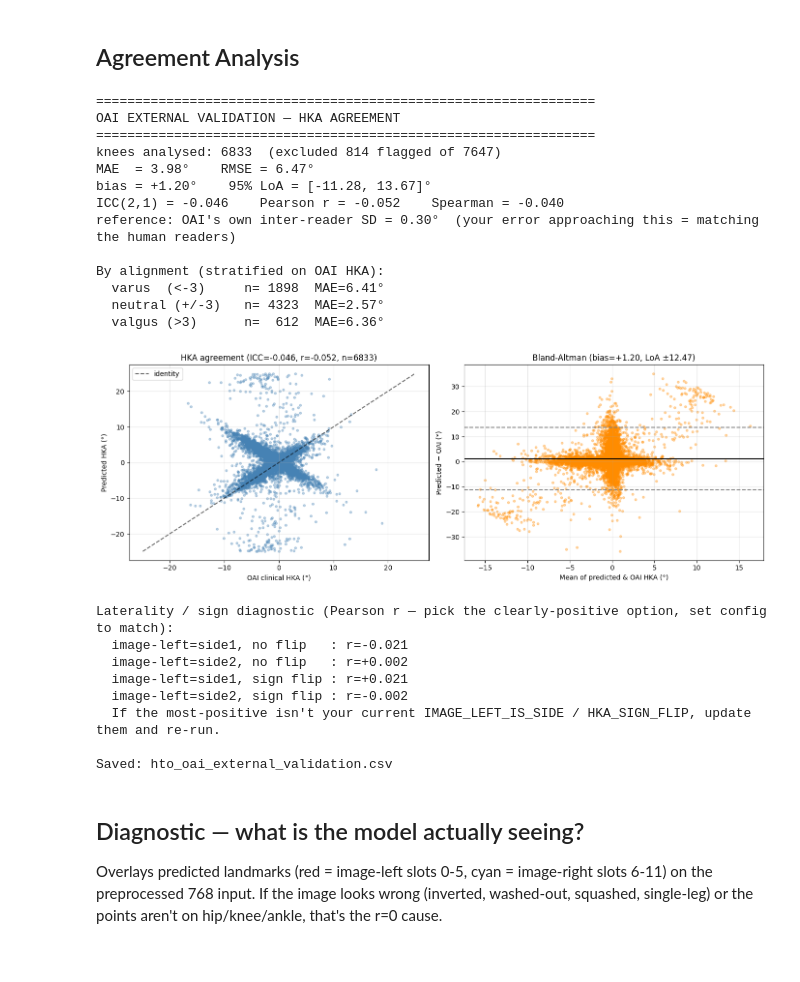
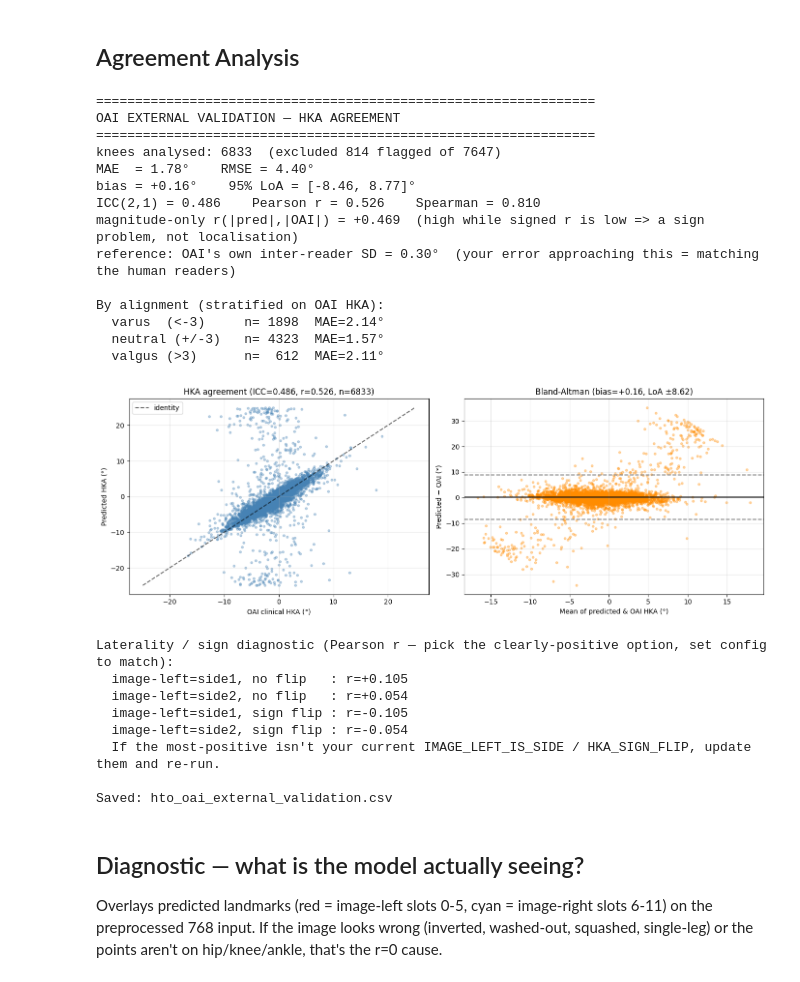
Before and after one commit to nearlyphd/animated-octo-fiesta, a Jupyter notebook: notebooks/hto_unet_oai_external_validation.ipynb, the cells around one changed output. Saved outputs shown, nothing was run; the diff lists cells and outputs as text; code cells hidden in the pictures.

Commit message:
Improve HKA calculation with consistent sign logic and update external validation analysis

```diff
--- a/notebooks/hto_unet_oai_external_validation.ipynb
+++ b/notebooks/hto_unet_oai_external_validation.ipynb
@@ -110,12 +110,17 @@ def to_model_tensor(pil):
 def hka_from_side(pts6, neutral180=None, sign_flip=None):
     if neutral180 is None: neutral180 = HKA_NEUTRAL_180
     if sign_flip is None:  sign_flip  = HKA_SIGN_FLIP
-    fh = pts6[0]; kc = 0.5 * (pts6[1] + pts6[3]); ac = 0.5 * (pts6[4] + pts6[5])
+    fh = pts6[0]; ki = pts6[1]; ko = pts6[3]
+    kc = 0.5 * (ki + ko); ac = 0.5 * (pts6[4] + pts6[5])
     vf = fh - kc; vt = ac - kc                                  # knee->hip, knee->ankle
     cross = vf[0]*vt[1] - vf[1]*vt[0]; dot = vf[0]*vt[0] + vf[1]*vt[1]
     ang = abs(math.degrees(math.atan2(cross, dot)))            # ~180 for a straight leg
     dev = 180.0 - ang
-    sign = (-1.0 if cross < 0 else 1.0) * (-1.0 if sign_flip else 1.0)
+    # laterality-consistent sign: knee_outer(lateral) - knee_inner(medial) is THIS leg's
+    # medial->lateral direction, so the same clinical deformity gets the same sign on the
+    # left and right legs (their raw cross-product signs are mirror-opposite otherwise).
+    lat  = 1.0 if (ko[0] - ki[0]) >= 0 else -1.0
+    sign = (-1.0 if cross < 0 else 1.0) * lat * (-1.0 if sign_flip else 1.0)
     return (180.0 - sign*dev) if neutral180 else (sign*dev)
 
 def predict_landmarks(pil):
@@ -128,5 +133,8 @@ def predict_landmarks(pil):
 # self-test: a straight synthetic leg must give HKA = 180
 _straight = np.array([[100,0],[90,500],[0,0],[110,500],[90,1000],[110,1000]], float)
 assert abs(hka_from_side(_straight, neutral180=True, sign_flip=False) - 180.0) < 0.1, "HKA self-test failed"
-print("HKA self-test passed (straight leg -> 180.0).")
+_vL = np.array([[400,100],[415,500],[0,0],[385,500],[450,900],[430,900]], float)  # image-left,  varus
+_vR = np.array([[400,100],[385,500],[0,0],[415,500],[350,900],[370,900]], float)  # image-right, mirror varus
+assert abs(hka_from_side(_vL) - hka_from_side(_vR)) < 1e-6, "left/right sign inconsistent"
+print("HKA self-test passed (straight -> 180; mirror legs share sign via knee_inner/outer reference).")
 # %% [output]
@@ -266,6 +274,9 @@ if 'oai_results' in locals() and oai_results:
     print(f"MAE  = {mae:.2f}\u00b0    RMSE = {rmse:.2f}\u00b0")
     print(f"bias = {bias:+.2f}\u00b0    95% LoA = [{loa[0]:.2f}, {loa[1]:.2f}]\u00b0")
     print(f"ICC(2,1) = {icc:.3f}    Pearson r = {r:.3f}    Spearman = {rho:.3f}")
+    from scipy.stats import pearsonr as _pr
+    print(f"magnitude-only r(|pred|,|OAI|) = {_pr(np.abs(pred), np.abs(oai))[0]:+.3f}  "
+          f"(high while signed r is low => a sign problem, not localisation)")
     if 'oai_reader_sd' in locals():
         print(f"reference: OAI's own inter-reader SD = {oai_reader_sd:.2f}\u00b0  "
               f"(your error approaching this = matching the human readers)")
@@ -302,45 +313,46 @@ if 'oai_results' in locals() and oai_results:
                     pr = (360.0 - pr) if HKA_NEUTRAL_180 else -pr
                 ps = ({"1": pl, "2": pr} if left_is_side1 else {"1": pr, "2": pl})
                 for s, col in [("1", "oai_side1"), ("2", "oai_side2")]:
                     g = d.get(col, np.nan)
                     if not pd.isna(g):
                         rows.append((ps[s], g))
             if len(rows) < 3:
                 return float("nan")
             a = np.array(rows); return pearsonr(a[:, 0], a[:, 1])[0]
         print("\nLaterality / sign diagnostic (Pearson r \u2014 pick the clearly-positive option, set config to match):")
         print(f"  image-left=side1, no flip   : r={corr_under(True , False):+.3f}")
         print(f"  image-left=side2, no flip   : r={corr_under(False, False):+.3f}")
         print(f"  image-left=side1, sign flip : r={corr_under(True , True ):+.3f}")
         print(f"  image-left=side2, sign flip : r={corr_under(False, True ):+.3f}")
         print("  If the most-positive isn't your current IMAGE_LEFT_IS_SIDE / HKA_SIGN_FLIP, update them and re-run.")
 
     try:
         R.to_csv("hto_oai_external_validation.csv", index=False); print("\nSaved: hto_oai_external_validation.csv")
     except OSError as e:
         print(f"(CSV not written here: {e}. Table available as `R`.)")
 else:
     print("Run the inference cell above first.")
 # %% [output]
 ================================================================
 OAI EXTERNAL VALIDATION — HKA AGREEMENT
 ================================================================
 knees analysed: 6833  (excluded 814 flagged of 7647)
-MAE  = 3.98°    RMSE = 6.47°
-bias = +1.20°    95% LoA = [-11.28, 13.67]°
-ICC(2,1) = -0.046    Pearson r = -0.052    Spearman = -0.040
+MAE  = 1.78°    RMSE = 4.40°
+bias = +0.16°    95% LoA = [-8.46, 8.77]°
+ICC(2,1) = 0.486    Pearson r = 0.526    Spearman = 0.810
+magnitude-only r(|pred|,|OAI|) = +0.469  (high while signed r is low => a sign problem, not localisation)
 reference: OAI's own inter-reader SD = 0.30°  (your error approaching this = matching the human readers)
 
 By alignment (stratified on OAI HKA):
-  varus  (<-3)     n= 1898  MAE=6.41°
-  neutral (+/-3)   n= 4323  MAE=2.57°
-  valgus (>3)      n=  612  MAE=6.36°
+  varus  (<-3)     n= 1898  MAE=2.14°
+  neutral (+/-3)   n= 4323  MAE=1.57°
+  valgus (>3)      n=  612  MAE=2.11°
-[figure, old version]
+[figure, new version]
 Laterality / sign diagnostic (Pearson r — pick the clearly-positive option, set config to match):
-  image-left=side1, no flip   : r=-0.021
-  image-left=side2, no flip   : r=+0.002
-  image-left=side1, sign flip : r=+0.021
-  image-left=side2, sign flip : r=-0.002
+  image-left=side1, no flip   : r=+0.105
+  image-left=side2, no flip   : r=+0.054
+  image-left=side1, sign flip : r=-0.105
+  image-left=side2, sign flip : r=-0.054
   If the most-positive isn't your current IMAGE_LEFT_IS_SIDE / HKA_SIGN_FLIP, update them and re-run.
 
 Saved: hto_oai_external_validation.csv
```
Also changed, not shown: parts of 2 cells of this notebook.
